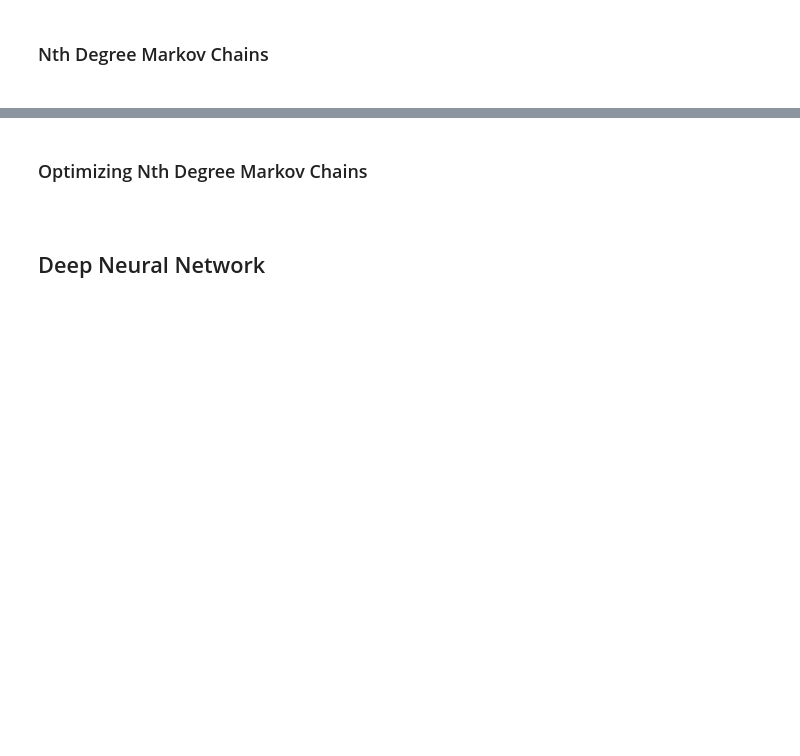
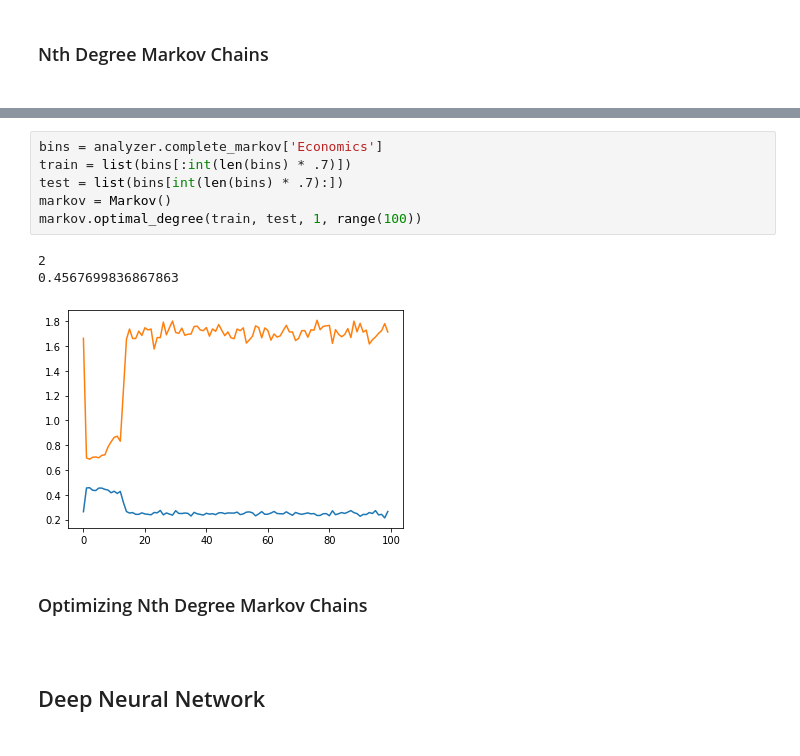
Before and after one commit to AndersonShroeder/Stock-Lstm, a Jupyter notebook: Short Run Prediction/analysis.ipynb, the cells around one changed output, grey strips where cells are left out. Cells and saved outputs as stored; diff of their text form; blank space fills up the shorter version.

Commit message:
markov generation

```diff
--- a/Short Run Prediction/analysis.ipynb
+++ b/Short Run Prediction/analysis.ipynb
@@ -251,3 +369,13 @@ def generate_markov_data(percent_changes):
+# %%
+bins = analyzer.complete_markov['Economics']
+train = list(bins[:int(len(bins) * .7)])
+test = list(bins[int(len(bins) * .7):])
+markov = Markov()
+markov.optimal_degree(train, test, 1, range(100))
+# %% [output]
+2
+0.4567699836867863
+[figure, added]
 # %% [markdown]
 <h3>Optimizing Nth Degree Markov Chains<h3>
 # %% [markdown]
```
Also changed, not shown: parts of 10 cells of this notebook.
